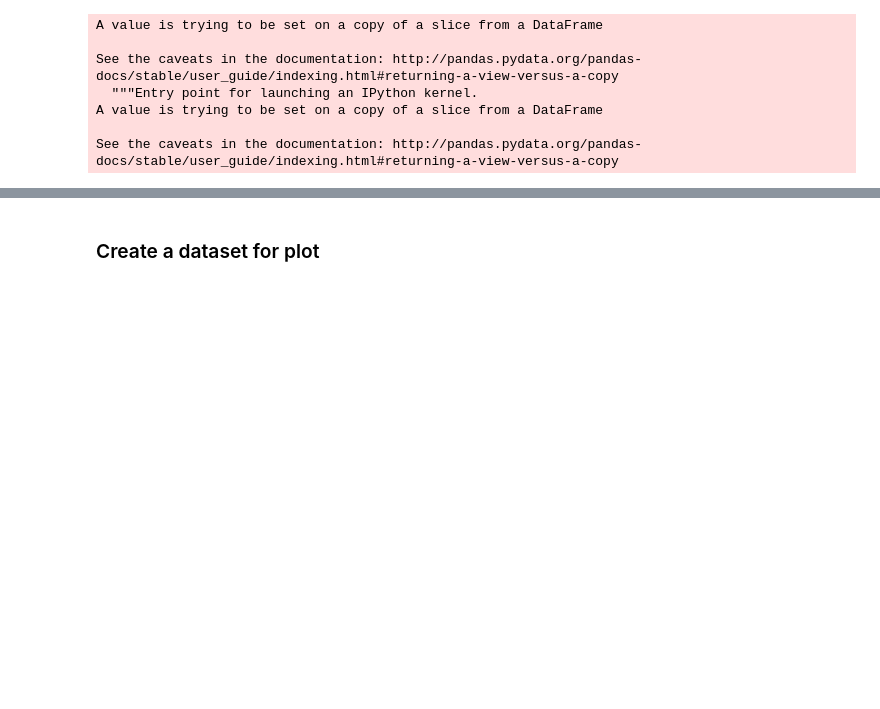
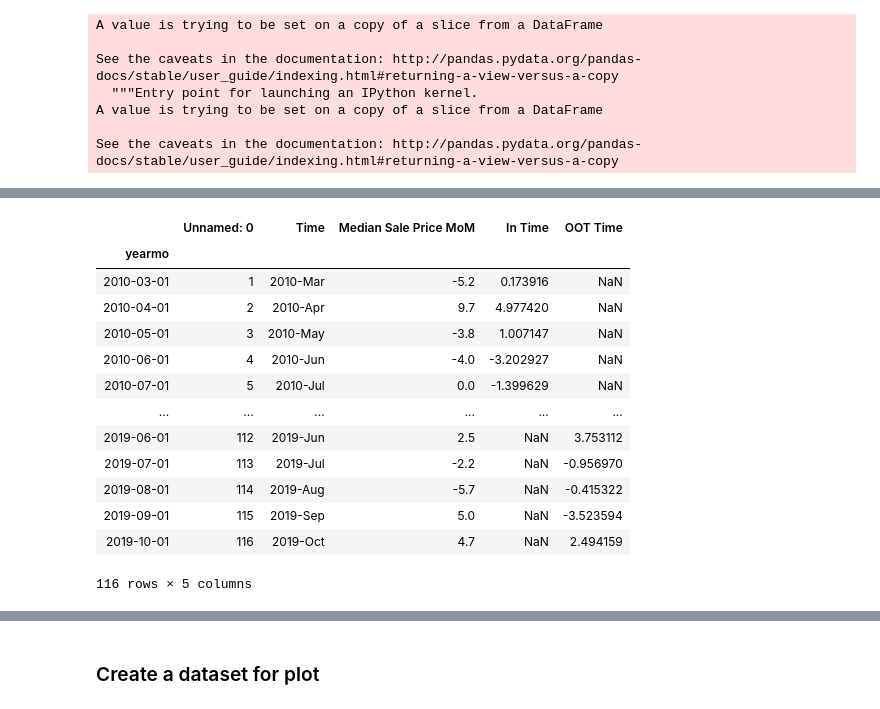
Before and after one commit to iuniorhsiung/mod4_project_DC_housing_price, a Jupyter notebook: master_notebook/DC_house_NL.ipynb, the cells around one changed output, grey strips where cells are left out. Saved outputs shown, nothing was run; the diff lists cells and outputs as text; code cells hidden in the pictures; blank space fills up the shorter version.

```diff
--- a/master_notebook/DC_house_NL.ipynb
+++ b/master_notebook/DC_house_NL.ipynb
@@ -754,0 +753,19 @@ df_model[100:117]
+# %%
+df_model['yearmo'] = pd.to_datetime(df_model['Time'])
+testdf = df_model.set_index('yearmo')
+testdf
+# %% [output]
+|  | Unnamed: 0 | Time | Median Sale Price MoM | In Time | OOT Time |
+| yearmo |  |  |  |  |  |
+| 2010-03-01 | 1 | 2010-Mar | -5.2 | 0.173916 | NaN |
+| 2010-04-01 | 2 | 2010-Apr | 9.7 | 4.977420 | NaN |
+| 2010-05-01 | 3 | 2010-May | -3.8 | 1.007147 | NaN |
+| 2010-06-01 | 4 | 2010-Jun | -4.0 | -3.202927 | NaN |
+| 2010-07-01 | 5 | 2010-Jul | 0.0 | -1.399629 | NaN |
+| ... | ... | ... | ... | ... | ... |
+| 2019-06-01 | 112 | 2019-Jun | 2.5 | NaN | 3.753112 |
+| 2019-07-01 | 113 | 2019-Jul | -2.2 | NaN | -0.956970 |
+| 2019-08-01 | 114 | 2019-Aug | -5.7 | NaN | -0.415322 |
+| 2019-09-01 | 115 | 2019-Sep | 5.0 | NaN | -3.523594 |
+| 2019-10-01 | 116 | 2019-Oct | 4.7 | NaN | 2.494159 |
+116 rows × 5 columns
```
Also changed, not shown: parts of 5 cells of this notebook.
